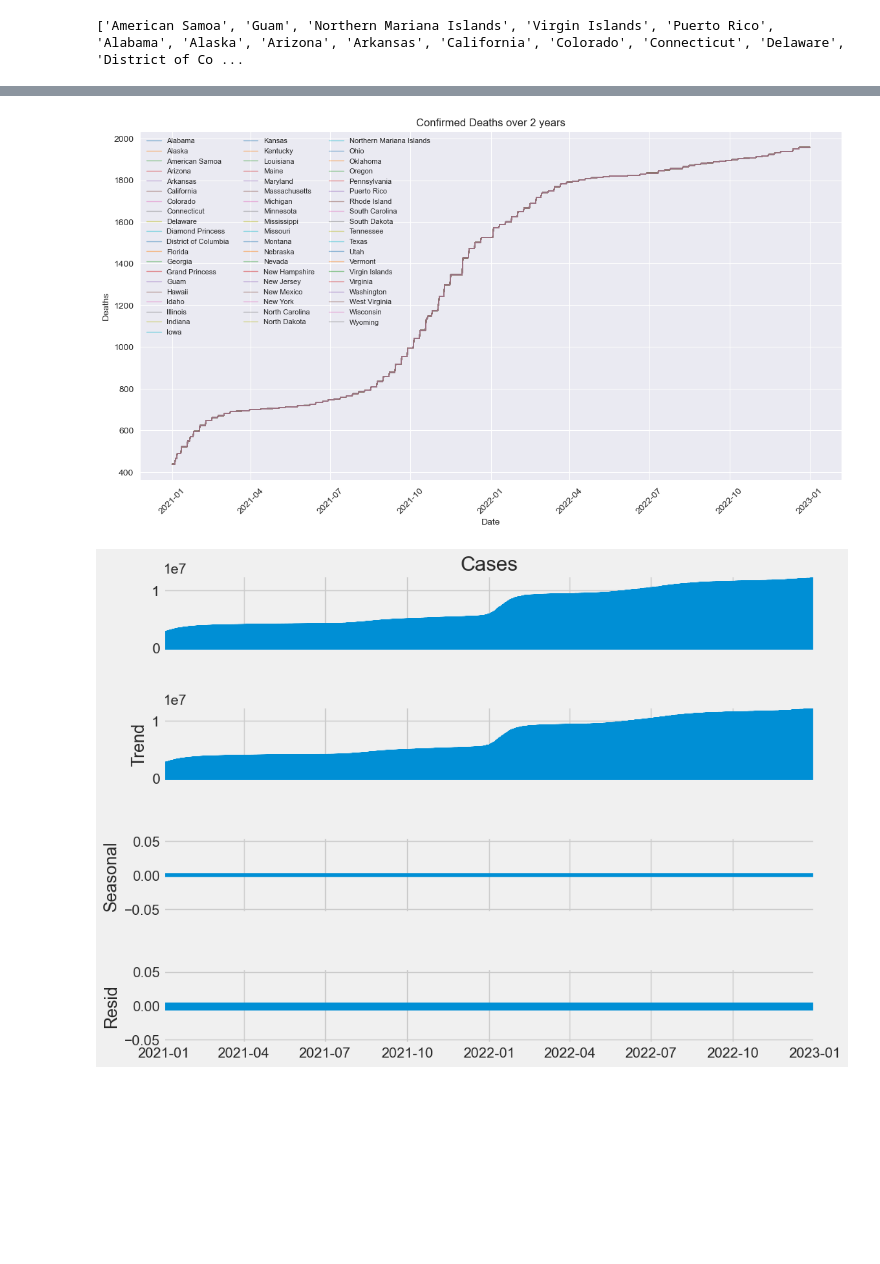
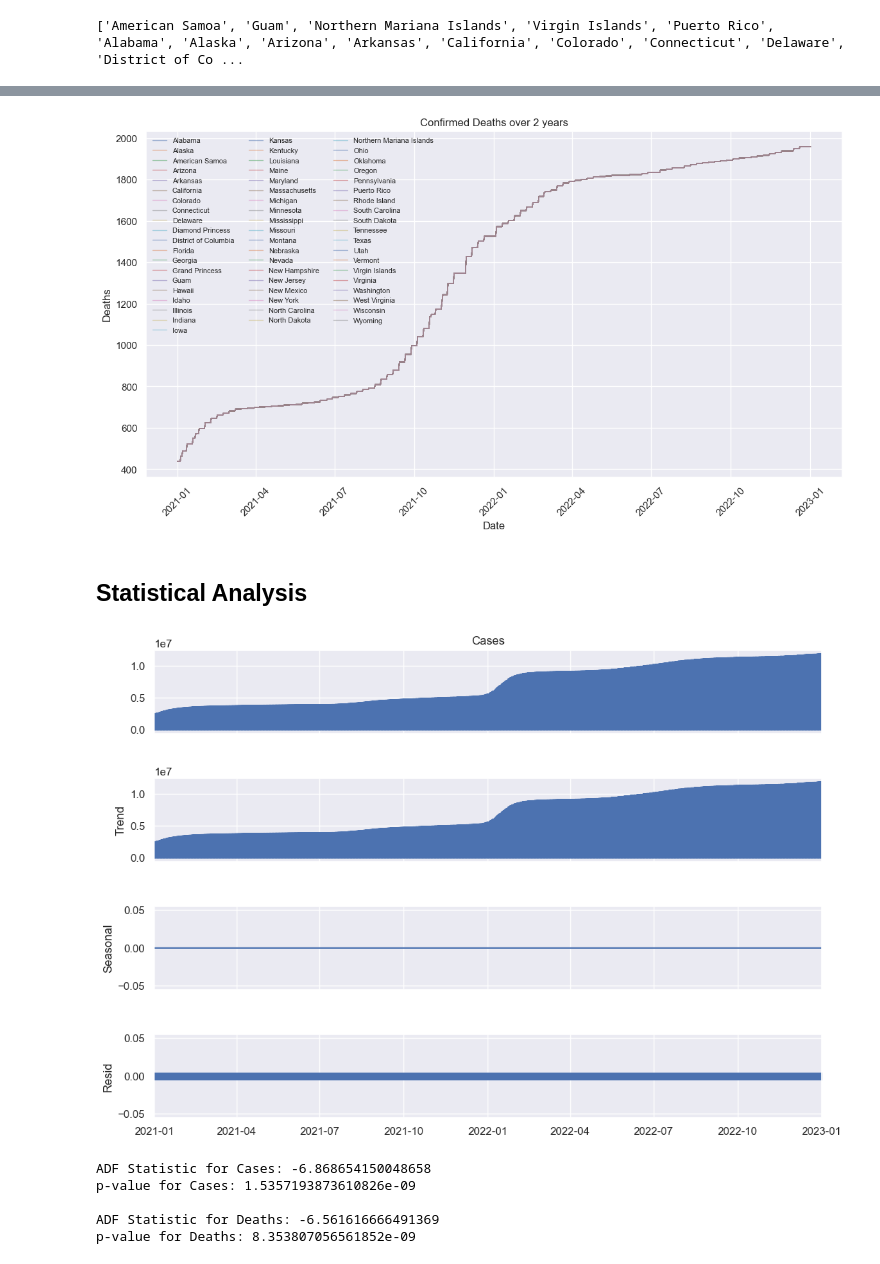
Before and after one commit to joshmatni/cs431-project, a Jupyter notebook: eda_covid.ipynb, the cells around one changed output, grey strips where cells are left out. Saved outputs shown, nothing was run; the diff lists cells and outputs as text; code cells hidden in the pictures; blank space fills up the shorter version.

```diff
--- a/eda_covid.ipynb
+++ b/eda_covid.ipynb
@@ -6,7 +6,11 @@ import matplotlib.pyplot as plt
 from statsmodels.tsa.seasonal import seasonal_decompose
 from statsmodels.tsa.stattools import adfuller
 from mpl_toolkits.basemap import Basemap
+from shapely.geometry import Point
 import geopandas
+plt.style.use(['dark_background', 'seaborn-v0_8-darkgrid'])
+sns.set_theme(style='darkgrid')
+#plt.style.use('fivethirtyeight')
 # %% [markdown]
 ## US Exploratory Data Analysis, Cleaning, and Processing
 # %% [raw]
@@ -125,10 +145,16 @@ None
 id_vars_c = ['UID', 'iso2', 'iso3', 'code3', 'FIPS', 'Admin2', 'Province_State',
            'Country_Region', 'Lat', 'Long_', 'Combined_Key']
 df_c = confirmed_df.melt(id_vars=id_vars_c, var_name='Date', value_name='Cases')
-display(df_c.head())
+#display(df_c.head())
 
 id_vars_d = ['UID', 'iso2', 'iso3', 'code3', 'FIPS', 'Admin2', 'Province_State',
            'Country_Region', 'Lat', 'Long_', 'Combined_Key', 'Population']
 df_d = deaths_df.melt(id_vars=id_vars_d, var_name='Date', value_name='Deaths')
-display(df_d.head())
+#display(df_d.head())
+
+# merge confirmed cases and deaths cases into one dataframe
+
+merged_df = pd.merge(df_c, df_d[['UID', 'Date', 'Population', 'Deaths']], on=['UID', 'Date'], how='outer')
+merged_df.rename(columns={'Admin2': 'County'}, inplace=True)
+merged_df.head()
 # %% [output]
@@ -200,8 +209,6 @@ filtered_df = merged_df[(merged_df['Date'] >= '2021-01-01') &
 grouped_df = filtered_df.groupby(['Date', 'Province_State'], as_index=False).agg({'Cases': 'sum', 'Deaths': 'sum'})
 
 categories = grouped_df['Province_State'].unique()
-sns.set_style("darkgrid")
-# plt.style.use('fivethirtyeight')
 plt.figure(figsize=(14,7))
 
 for category in categories:
@@ -229,5 +236,4 @@ plt.show()
 # %%
-sns.set_style("darkgrid")
 plt.figure(figsize=(14,7))
 
 for category in categories:
@@ -247,14 +253,31 @@ plt.grid(True)
 plt.show()
 #why dis acting like that
 # %% [output]
-[figure, old version]
+[figure, new version]
+# %% [markdown]
+## Statistical Analysis
 # %%
 grouped_df = grouped_df.set_index('Date')
-plt.style.use('fivethirtyeight')
 decomposition = seasonal_decompose(grouped_df['Cases'], model='additive', period=1)  # annual seasonality
 
 fig = decomposition.plot()
 fig.set_size_inches(12, 8)
 plt.show()
+
+# p < 0.05 suggests stationarity
+c_res = adfuller(grouped_df['Cases']) # stationary
+print(f"ADF Statistic for Cases: {c_res[0]}")
+print(f"p-value for Cases: {c_res[1]}")
+
+d_res = adfuller(grouped_df['Deaths']) # stationary
+print(f"\nADF Statistic for Deaths: {d_res[0]}")
+print(f"p-value for Deaths: {d_res[1]}")
+
+# stationary means statistical properties remain constant overtime in the DF. (Mean, variance, autocorrelation structure)
 # %% [output]
-[figure, old version]
+[figure, new version]
+ADF Statistic for Cases: -6.868654150048658
+p-value for Cases: 1.5357193873610826e-09
+
+ADF Statistic for Deaths: -6.561616666491369
+p-value for Deaths: 8.353807056561852e-09
```
Also changed, not shown: parts of 16 cells of this notebook.
